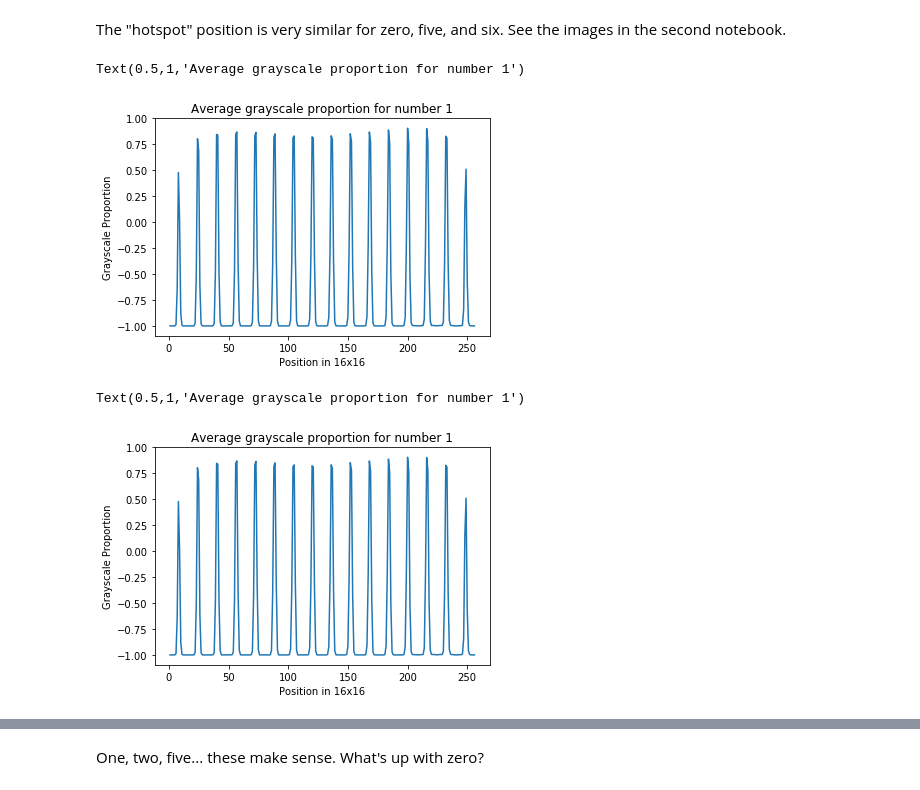
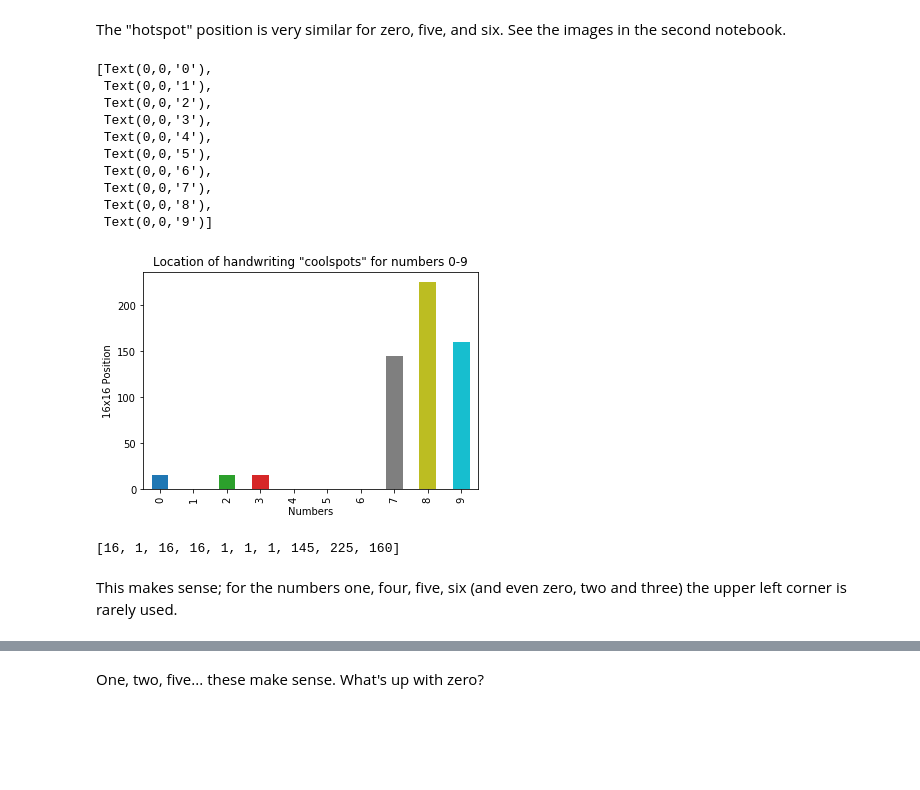
Before and after one commit to KatieBSC/descriptive_analysis, a Jupyter notebook: Week 1 Project Notebook.ipynb, the cells around one changed output, grey strips where cells are left out. Saved outputs shown, nothing was run; the diff lists cells and outputs as text; code cells hidden in the pictures; blank space fills up the shorter version.

```diff
--- a/Week 1 Project Notebook.ipynb
+++ b/Week 1 Project Notebook.ipynb
@@ -101,25 +136,53 @@ y_values
 [233, 200, 23, 233, 138, 233, 232, 201, 136, 24]
 # %% [markdown]
 The "hotspot" position is very similar for zero, five, and six. See the images in the second notebook.
-# %%
-#Plot the average value of each 16x16 location grouped by number
-
-fig_avg(1)
-# %% [output]
-Text(0.5,1,'Average grayscale proportion for number 1')
-[figure, removed]
+# %%
+#Create two lists: one with digits 0-9 and the other with the corresponding min or valleys
+
+x_values = []
+y_values = []
+
+i=0
+
+while i < 10 :
+    x_values.append(i)
+    y_values.append(valley(i))
+    i += 1
+
+
+coolspot_series = pd.Series.from_array(y_values)
+fig = coolspot_series.plot(kind='bar')
+fig.set_title('Location of handwriting "coolspots" for numbers 0-9')
+fig.set_xlabel('Numbers')
+fig.set_ylabel('16x16 Position')
+fig.set_xticklabels(x_values)
+# %% [output]
+[Text(0,0,'0'),
+ Text(0,0,'1'),
+ Text(0,0,'2'),
+ Text(0,0,'3'),
+ Text(0,0,'4'),
+ Text(0,0,'5'),
+ Text(0,0,'6'),
+ Text(0,0,'7'),
+ Text(0,0,'8'),
+ Text(0,0,'9')]
+[figure, added]
+# %%
+y_values
+# %% [output]
+[16, 1, 16, 16, 1, 1, 1, 145, 225, 160]
+# %% [markdown]
+This makes sense; for the numbers one, four, five, six (and even zero, two and three) the upper left corner is rarely used.
 # %%
-# A close-up version
+# A close-up version of the mean plot for number one
 #fig_11 = avg_1[:50].plot()
 
 #fig_11 = plt.xlabel("Position in 16x16")
 #fig_11 = plt.ylabel("Grayscale Proportion")
 #fig_11 = plt.title("Close up version of above")
 
-fig_avg(1)
+#fig_avg(1)
-# %% [output]
-Text(0.5,1,'Average grayscale proportion for number 1')
-[figure, removed]
 # %%
 #Average variance for each of the numbers...is this a thing?
 
```
Also changed, not shown: parts of 15 cells of this notebook.
